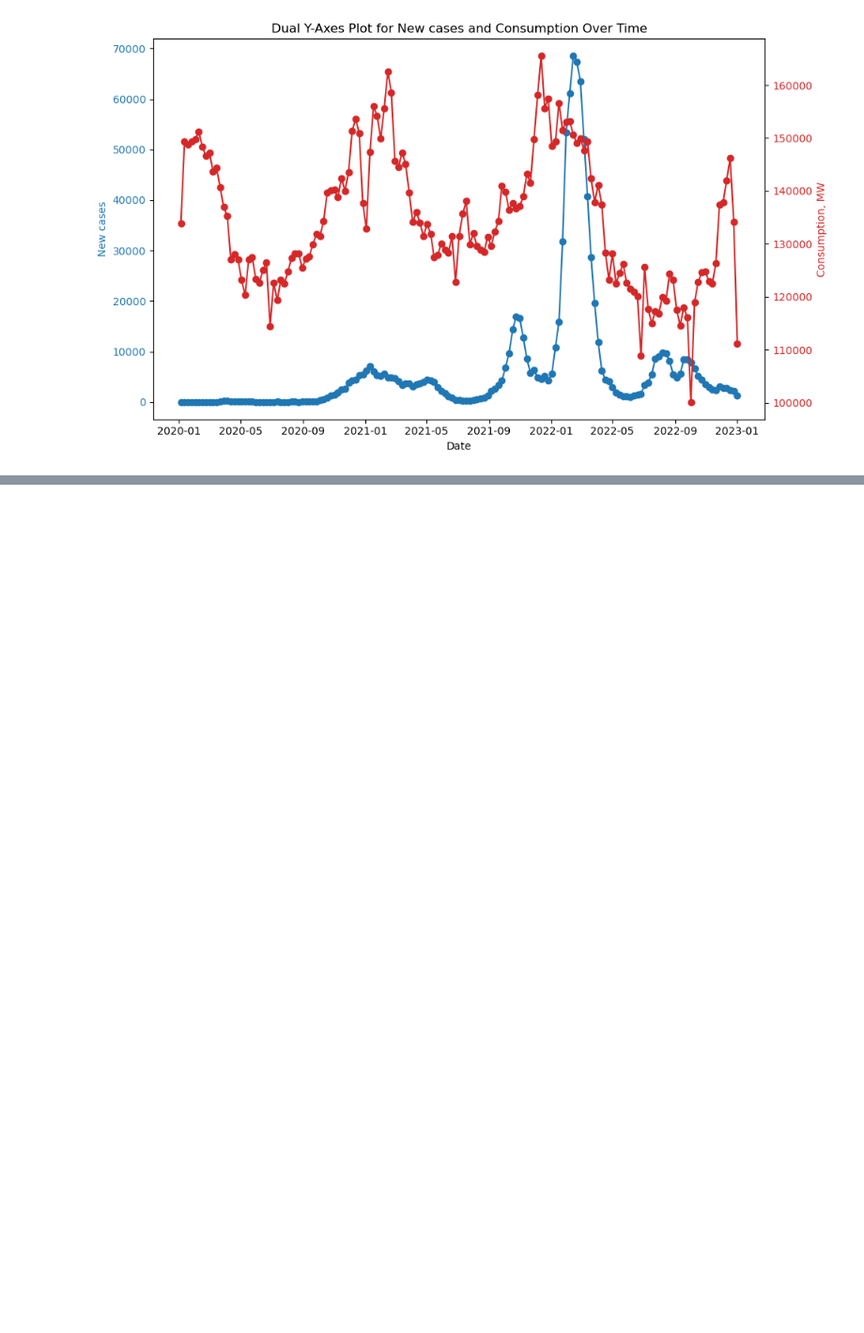
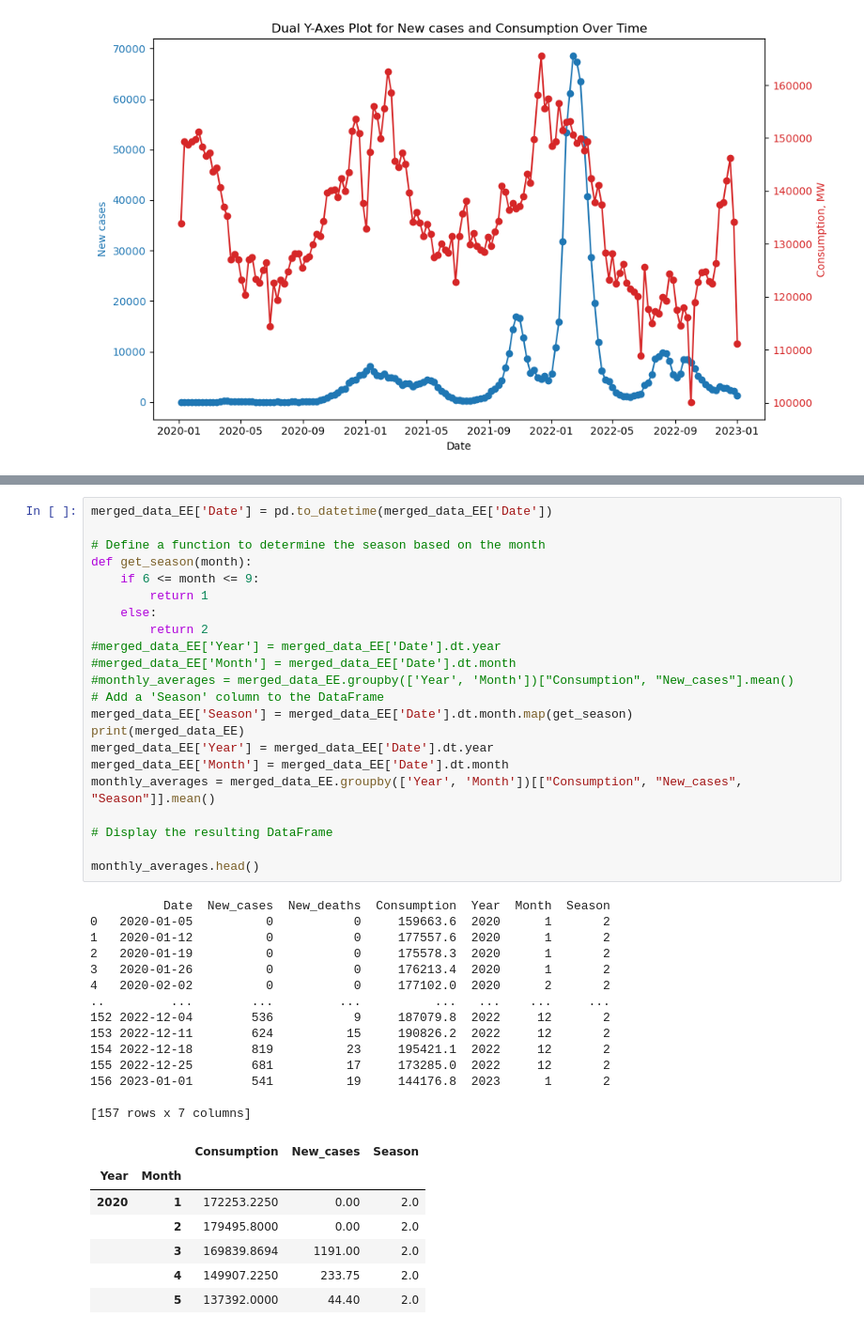
Before and after one commit to nb3rz1ns/NRG_Project, a Jupyter notebook: ProjectNotebook.ipynb, the cells around one changed output, grey strips where cells are left out. Shown: that part at 94% size. Drawn from its saved outputs; the diff is of its cells as text; blank space fills up the shorter version.

```diff
--- a/ProjectNotebook.ipynb
+++ b/ProjectNotebook.ipynb
@@ -192,0 +214,44 @@ SimplePlotForCasesAndConsumption(merged_data_LV)
+# %%
+merged_data_EE['Date'] = pd.to_datetime(merged_data_EE['Date'])
+
+# Define a function to determine the season based on the month
+def get_season(month):
+    if 6 <= month <= 9:
+        return 1
+    else:
+        return 2
+#merged_data_EE['Year'] = merged_data_EE['Date'].dt.year
+#merged_data_EE['Month'] = merged_data_EE['Date'].dt.month
+#monthly_averages = merged_data_EE.groupby(['Year', 'Month'])["Consumption", "New_cases"].mean()
+# Add a 'Season' column to the DataFrame
+merged_data_EE['Season'] = merged_data_EE['Date'].dt.month.map(get_season)
+print(merged_data_EE)
+merged_data_EE['Year'] = merged_data_EE['Date'].dt.year
+merged_data_EE['Month'] = merged_data_EE['Date'].dt.month
+monthly_averages = merged_data_EE.groupby(['Year', 'Month'])[["Consumption", "New_cases", "Season"]].mean()
+
+# Display the resulting DataFrame
+
+monthly_averages.head()
+# %% [output]
+          Date  New_cases  New_deaths  Consumption  Year  Month  Season
+0   2020-01-05          0           0     159663.6  2020      1       2
+1   2020-01-12          0           0     177557.6  2020      1       2
+2   2020-01-19          0           0     175578.3  2020      1       2
+3   2020-01-26          0           0     176213.4  2020      1       2
+4   2020-02-02          0           0     177102.0  2020      2       2
+..         ...        ...         ...          ...   ...    ...     ...
+152 2022-12-04        536           9     187079.8  2022     12       2
+153 2022-12-11        624          15     190826.2  2022     12       2
+154 2022-12-18        819          23     195421.1  2022     12       2
+155 2022-12-25        681          17     173285.0  2022     12       2
+156 2023-01-01        541          19     144176.8  2023      1       2
+
+[157 rows x 7 columns]
+|  |  | Consumption | New_cases | Season |
+| Year | Month |  |  |  |
+| 2020 | 1 | 172253.2250 | 0.00 | 2.0 |
+|  | 2 | 179495.8000 | 0.00 | 2.0 |
+|  | 3 | 169839.8694 | 1191.00 | 2.0 |
+|  | 4 | 149907.2250 | 233.75 | 2.0 |
+|  | 5 | 137392.0000 | 44.40 | 2.0 |
```
Also changed, not shown: parts of 4 cells of this notebook.
